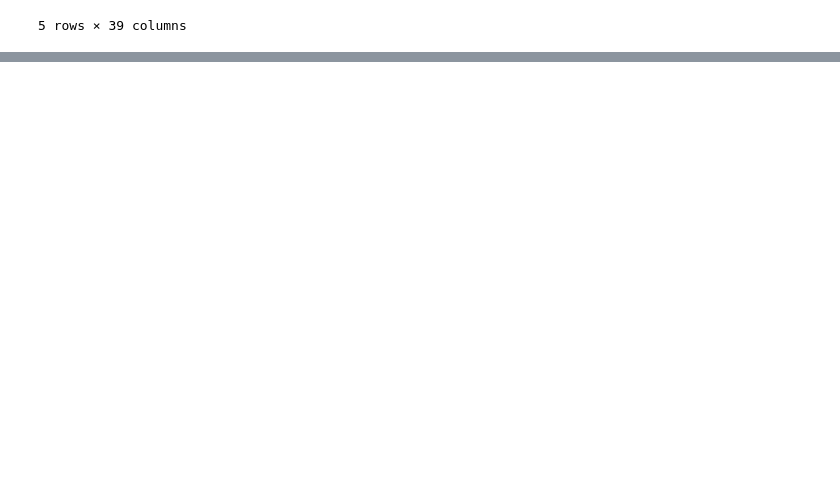
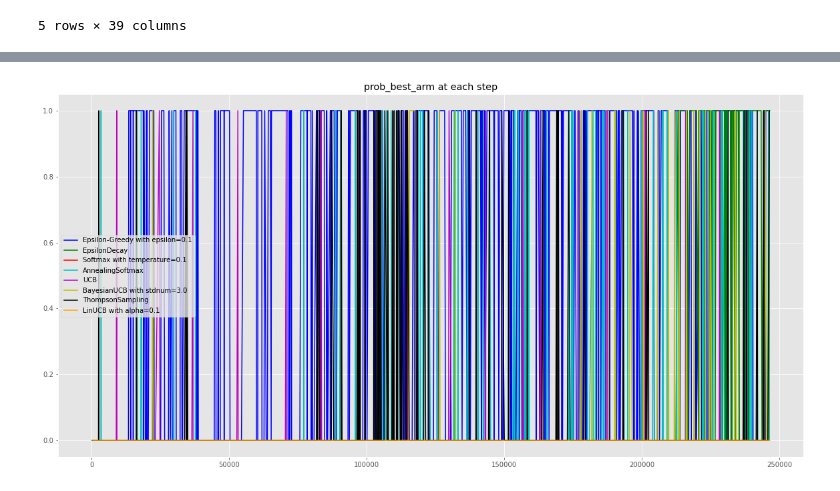
Before and after one commit to raychng/bt4014-project, a Jupyter notebook: bandits.ipynb, the cells around one changed output, grey strips where cells are left out. Drawn from its saved outputs; the diff is of its cells as text; code cells hidden in the pictures; blank space fills up the shorter version.

```diff
--- a/bandits.ipynb
+++ b/bandits.ipynb
@@ -467,0 +539,4 @@ present_results(results, 'cumulative_reward')
+# %%
+present_results(results, 'prob_best_arm')
+# %% [output]
+[figure, added]
```
Also changed, not shown: parts of 9 cells of this notebook.
